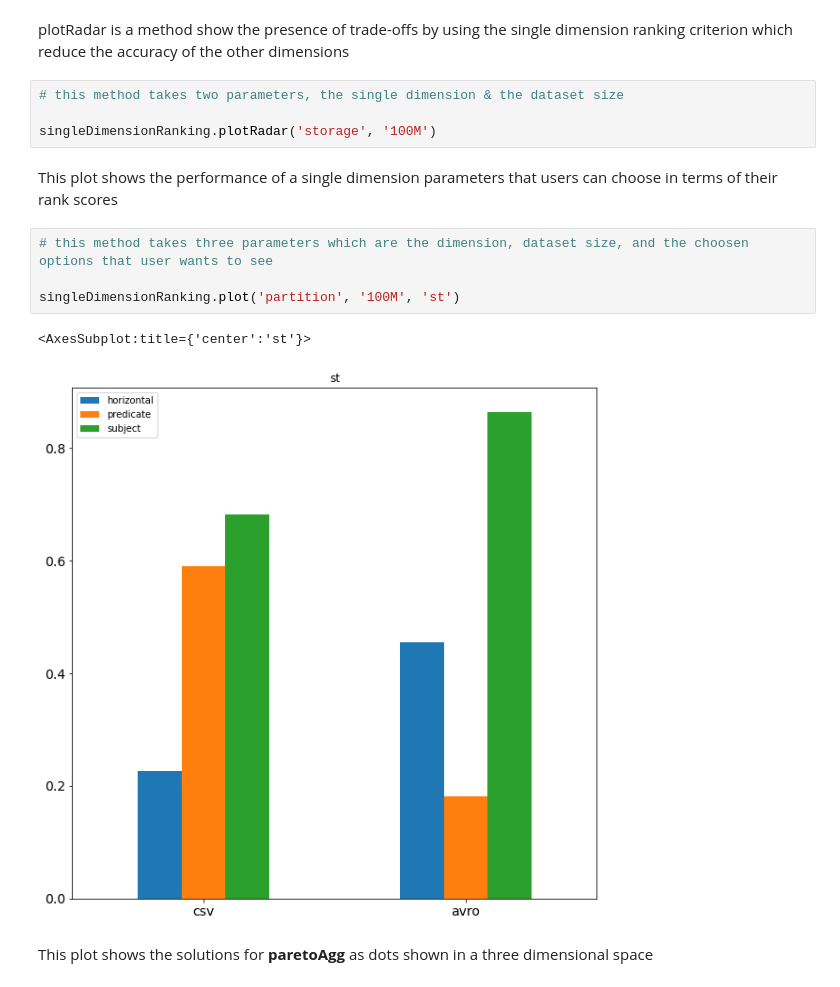
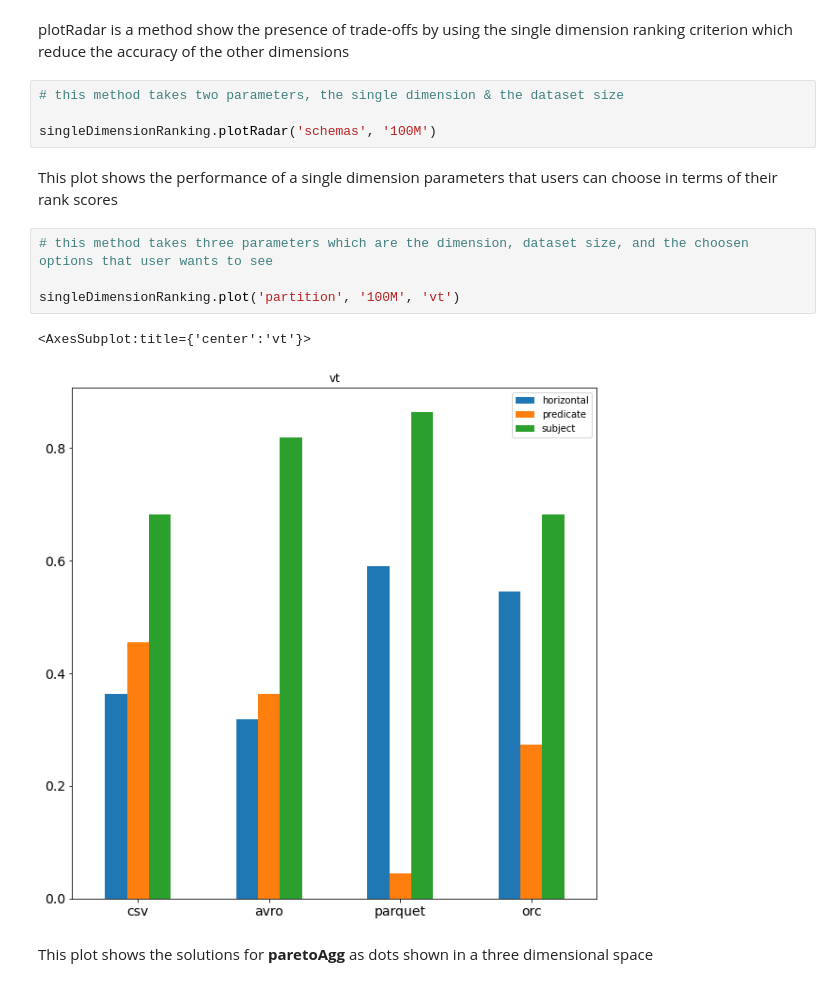
Before and after one commit to DataSystemsGroupUT/PAPyA, a Jupyter notebook: BenchRanker/BenchRanker.ipynb, the cells around one changed output. Saved outputs shown, nothing was run; the diff lists cells and outputs as text.

```diff
--- a/BenchRanker/BenchRanker.ipynb
+++ b/BenchRanker/BenchRanker.ipynb
@@ -76,16 +82,16 @@ plotRadar is a method show the presence of trade-offs by using the single dimens
 # %%
 # this method takes two parameters, the single dimension & the dataset size
 
-singleDimensionRanking.plotRadar('storage', '100M')
+singleDimensionRanking.plotRadar('schemas', '100M')
 # %% [markdown]
 This plot shows the performance of a single dimension parameters that users can choose in terms of their rank scores
 # %%
 # this method takes three parameters which are the dimension, dataset size, and the choosen options that user wants to see
 
-singleDimensionRanking.plot('partition', '100M', 'st')
+singleDimensionRanking.plot('partition', '100M', 'vt')
 # %% [output]
-<AxesSubplot:title={'center':'st'}>
+<AxesSubplot:title={'center':'vt'}>
-[figure, old version]
+[figure, new version]
 # %% [markdown]
 This plot shows the solutions for __paretoAgg__ as dots shown in a three dimensional space
 # %%
```
Also changed, not shown: parts of 8 cells of this notebook, 1 other file.
